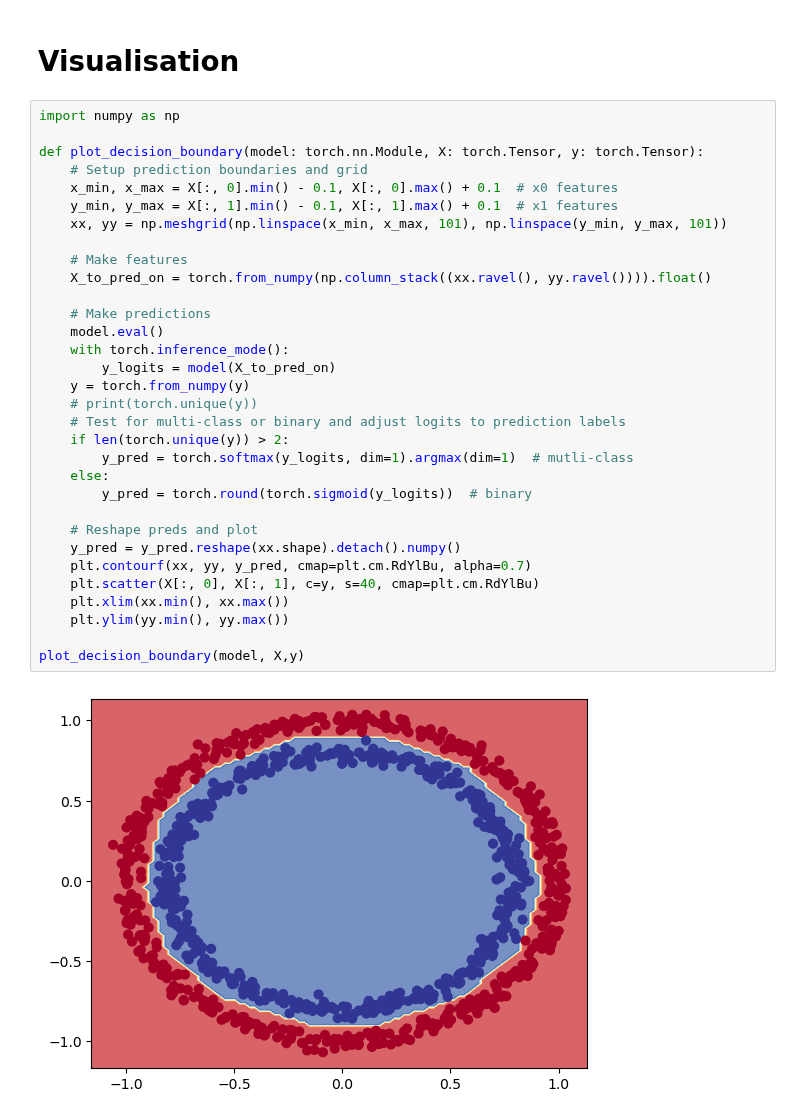
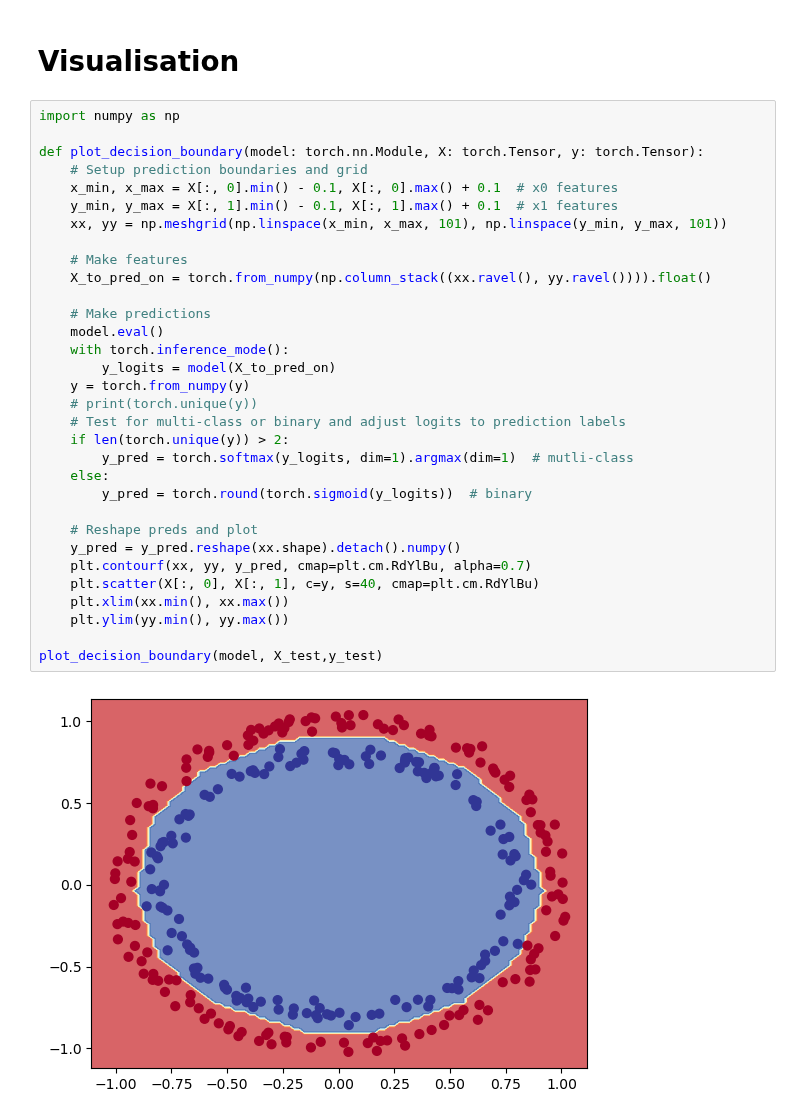
Before and after one commit to sandeepshakya2019/DeepLearning_HandsOn_Pytorch, a Jupyter notebook: 02_1_pytroch_classification_self.ipynb, the cells around one changed output. Saved outputs shown, nothing was run; the diff lists cells and outputs as text.

```diff
--- a/02_1_pytroch_classification_self.ipynb
+++ b/02_1_pytroch_classification_self.ipynb
@@ -328,35 +328,35 @@ import numpy as np
 
 def plot_decision_boundary(model: torch.nn.Module, X: torch.Tensor, y: torch.Tensor):
     # Setup prediction boundaries and grid
     x_min, x_max = X[:, 0].min() - 0.1, X[:, 0].max() + 0.1  # x0 features
     y_min, y_max = X[:, 1].min() - 0.1, X[:, 1].max() + 0.1  # x1 features
     xx, yy = np.meshgrid(np.linspace(x_min, x_max, 101), np.linspace(y_min, y_max, 101))
 
     # Make features
     X_to_pred_on = torch.from_numpy(np.column_stack((xx.ravel(), yy.ravel()))).float()
 
     # Make predictions
     model.eval()
     with torch.inference_mode():
         y_logits = model(X_to_pred_on)
     y = torch.from_numpy(y)
     # print(torch.unique(y))
     # Test for multi-class or binary and adjust logits to prediction labels
     if len(torch.unique(y)) > 2:
         y_pred = torch.softmax(y_logits, dim=1).argmax(dim=1)  # mutli-class
     else:
         y_pred = torch.round(torch.sigmoid(y_logits))  # binary
 
     # Reshape preds and plot
     y_pred = y_pred.reshape(xx.shape).detach().numpy()
     plt.contourf(xx, yy, y_pred, cmap=plt.cm.RdYlBu, alpha=0.7)
     plt.scatter(X[:, 0], X[:, 1], c=y, s=40, cmap=plt.cm.RdYlBu)
     plt.xlim(xx.min(), xx.max())
     plt.ylim(yy.min(), yy.max())
 
-plot_decision_boundary(model, X,y)
+plot_decision_boundary(model, X_test,y_test)
 # %% [output]
-[figure, old version]
+[figure, new version]
 # %% [markdown]
 # Model Improvement
 
```
Also changed, not shown: parts of 2 cells of this notebook.
